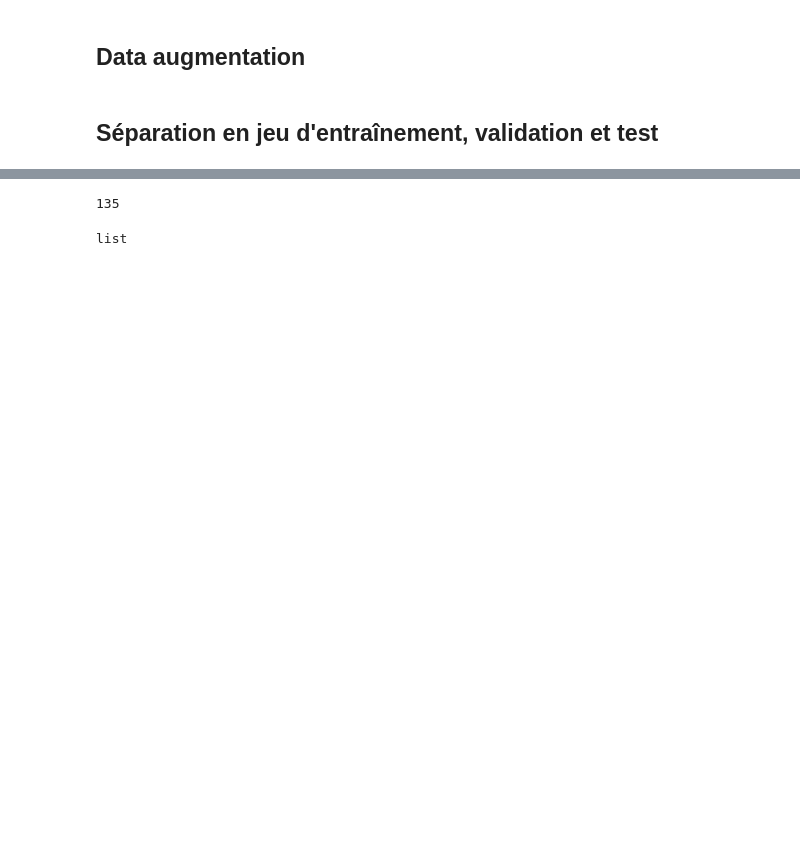
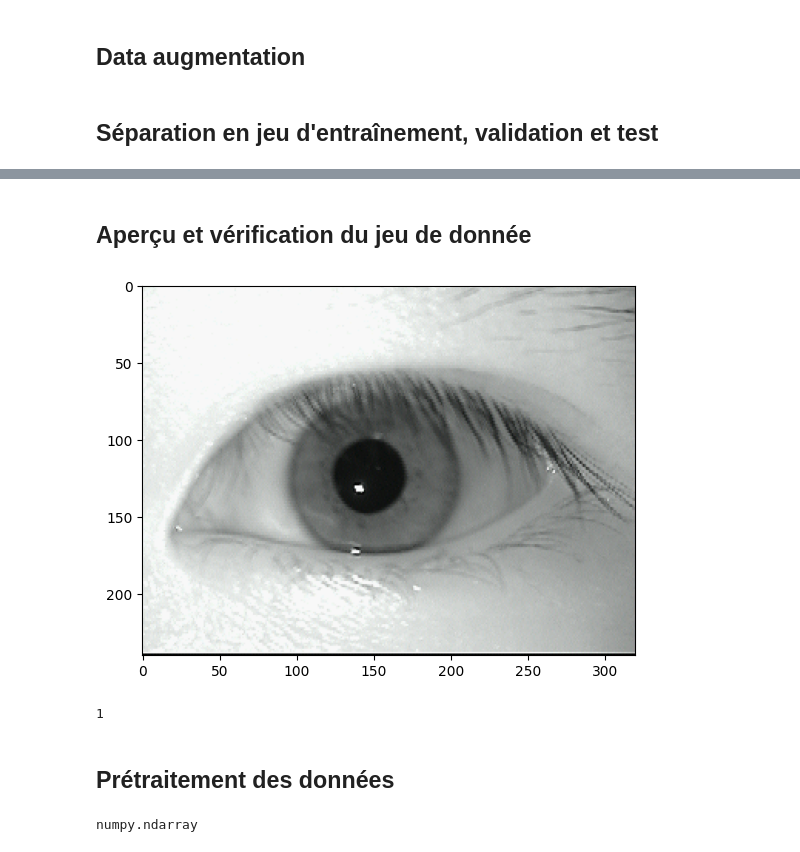
Before and after one commit to gdaume24/Rendus_Ecole_Simplon, a Jupyter notebook: PCO/reconnaissance_iris/code/notebooks/Classificateur_oeil_gauche.ipynb, the cells around one changed output, grey strips where cells are left out. Drawn from its saved outputs; the diff is of its cells as text; code cells hidden in the pictures; blank space fills up the shorter version.

```diff
--- a/PCO/reconnaissance_iris/code/notebooks/Classificateur_oeil_gauche.ipynb
+++ b/PCO/reconnaissance_iris/code/notebooks/Classificateur_oeil_gauche.ipynb
@@ -78,5 +104,5 @@ joblib.dump(y, "variables/y")
 # X, y = joblib.load("/content/drive/MyDrive/Detection_yeux/variables/oeil_gauche/X"), joblib.load("/content/drive/MyDrive/Detection_yeux/variables/oeil_gauche/y")
 
 # En local
-X = joblib.load(r"D:\vscode\files\cas_pratique_iris\variables\oeil_gauche\X")
-y = joblib.load(r"D:\vscode\files\cas_pratique_iris\variables\oeil_gauche\y")
+X = joblib.load(r"../variables/oeil_gauche/X")
+y = joblib.load(r"../variables/oeil_gauche/y")
@@ -99,5 +144,4 @@ y = np.array(y)
 labelenc = LabelEncoder()
 y_enc = labelenc.fit_transform(y)
 # %%
-X_train, X_temp, y_train, y_temp = train_test_split(X, y_enc, test_size = 0.4, random_state = 42, stratify = y_enc)
-X_val, X_test, y_val, y_test = train_test_split(X_temp, y_temp, test_size = 0.5, random_state = 42, stratify = y_temp)
+X_train, X_test, y_train, y_test = train_test_split(X, y_enc, test_size = 0.2, random_state = 42, stratify = y_enc)
@@ -139,12 +171,15 @@ numpy.ndarray
-# %%
-X_train = list(X_train)
-# %%
-len(y_train)
-# %% [output]
-135
-# %%
-y_train = list(y_train)
+# %% [markdown]
+## Aperçu et vérification du jeu de donnée
+# %%
+plt.imshow(X_train[25,:])
+plt.show()
+print(y_train[25])
+# %% [output]
+[figure, added]
+1
+# %% [markdown]
+## Prétraitement des données
 # %%
 type(X_train)
 # %% [output]
-list
+numpy.ndarray
```
Also changed, not shown: parts of 36 cells of this notebook, 13 other files.
